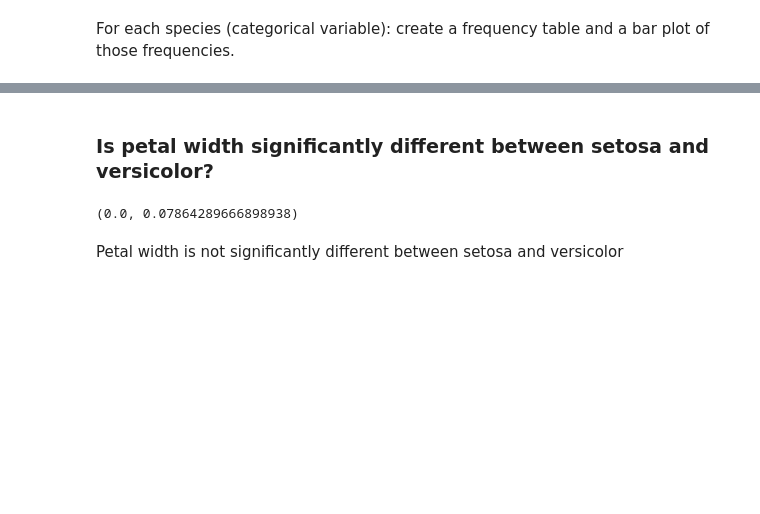
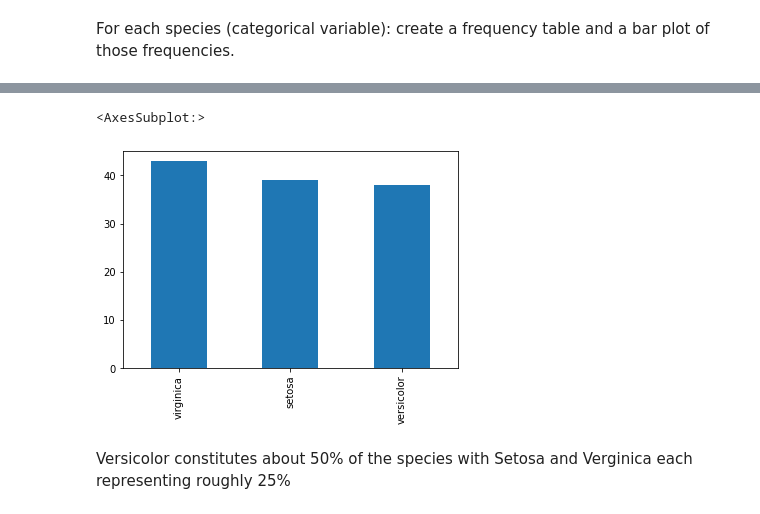
Before and after one commit to richie-p-meyer/classification-exercises, a Jupyter notebook: classification_exercises.ipynb, the cells around one changed output, grey strips where cells are left out. Drawn from its saved outputs; the diff is of its cells as text; code cells hidden in the pictures; blank space fills up the shorter version.

```diff
--- a/classification_exercises.ipynb
+++ b/classification_exercises.ipynb
@@ -415,11 +326,7 @@ plt.xticks(rotation=45)
-# %% [markdown]
-### Is petal width significantly different between setosa and versicolor?
-# %%
-set_petal_width = test_iris[test_iris.species=='setosa']['petal_width']
-vers_petal_width = test_iris[test_iris.species=='versicolor']['petal_width']
-t, p = stats.mannwhitneyu(set_petal_width,vers_petal_width)
-t,p
-# %% [output]
-(0.0, 0.07864289666898938)
-# %% [markdown]
-Petal width is not significantly different between setosa and versicolor
+# %%
+train_iris.species.value_counts().plot(kind='bar')
+# %% [output]
+<AxesSubplot:>
+[figure, added]
+# %% [markdown]
+Versicolor constitutes about 50% of the species with Setosa and Verginica each representing roughly 25%
```
Also changed, not shown: parts of 69 cells of this notebook, 1 other file.
